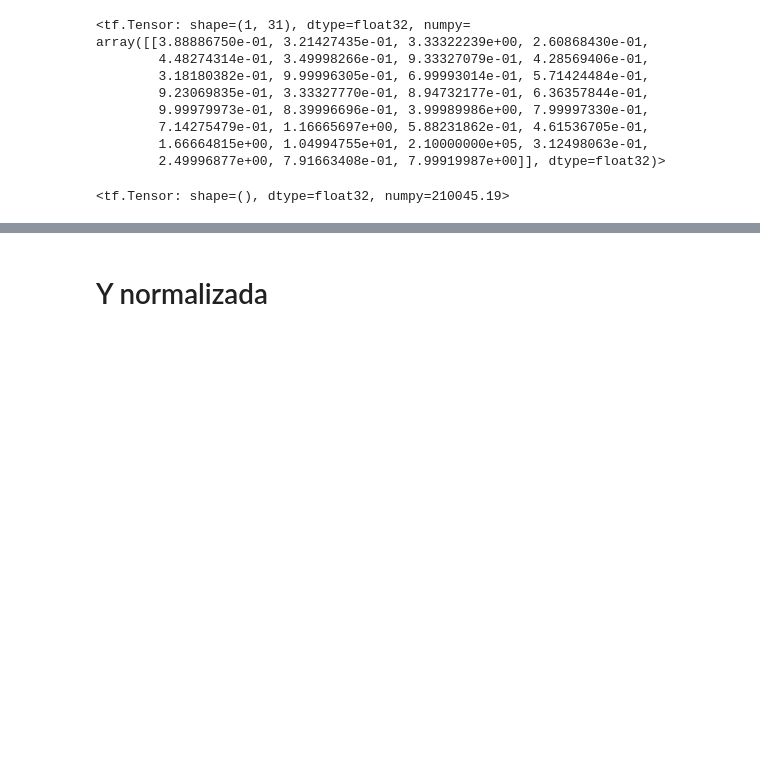
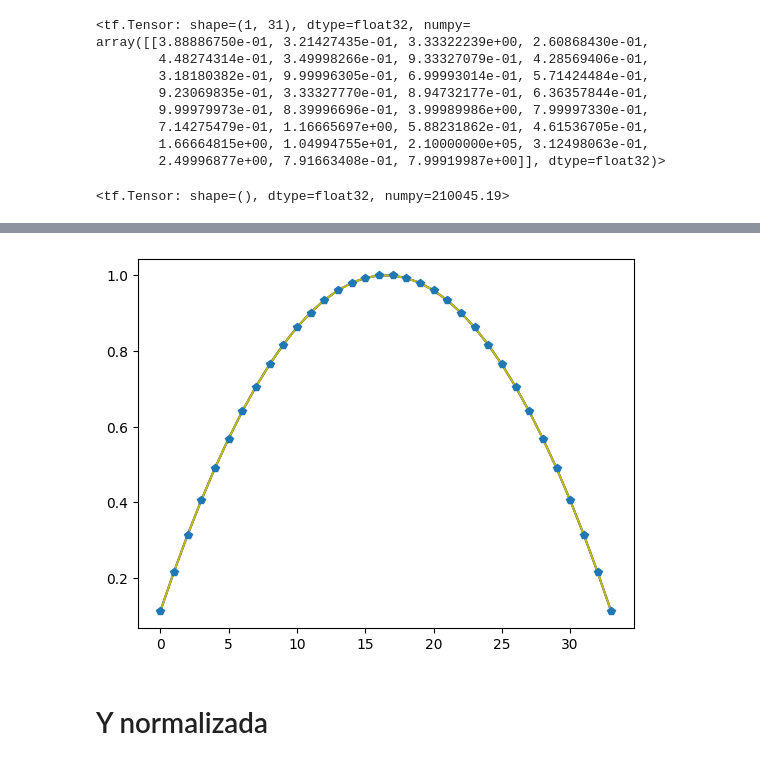
Before and after one commit to tintenderete/TFM, a Jupyter notebook: C_funcion_perdida_1.ipynb, the cells around one changed output, grey strips where cells are left out. Drawn from its saved outputs; the diff is of its cells as text; code cells hidden in the pictures; blank space fills up the shorter version.

```diff
--- a/C_funcion_perdida_1.ipynb
+++ b/C_funcion_perdida_1.ipynb
@@ -336,3 +361,11 @@ mse: tf.Tensor(68.0, shape=(), dtype=float32)
+# %%
+#plt.plot(loss_loss_ranking / loss_loss_ranking.max(), 'r');
+#plt.plot(loss_perdida_listas / loss_perdida_listas.max(), 'g');
+plt.plot(loss_mse / loss_mse.max(), 'b');
+plt.plot(loss_diferencia_listas / loss_diferencia_listas.max(), 'y');
+plt.plot(loss_mae / loss_mae.max(), 'p');
+# %% [output]
+[figure, added]
 # %%
 
 """
```
Also changed, not shown: parts of 5 cells of this notebook.
